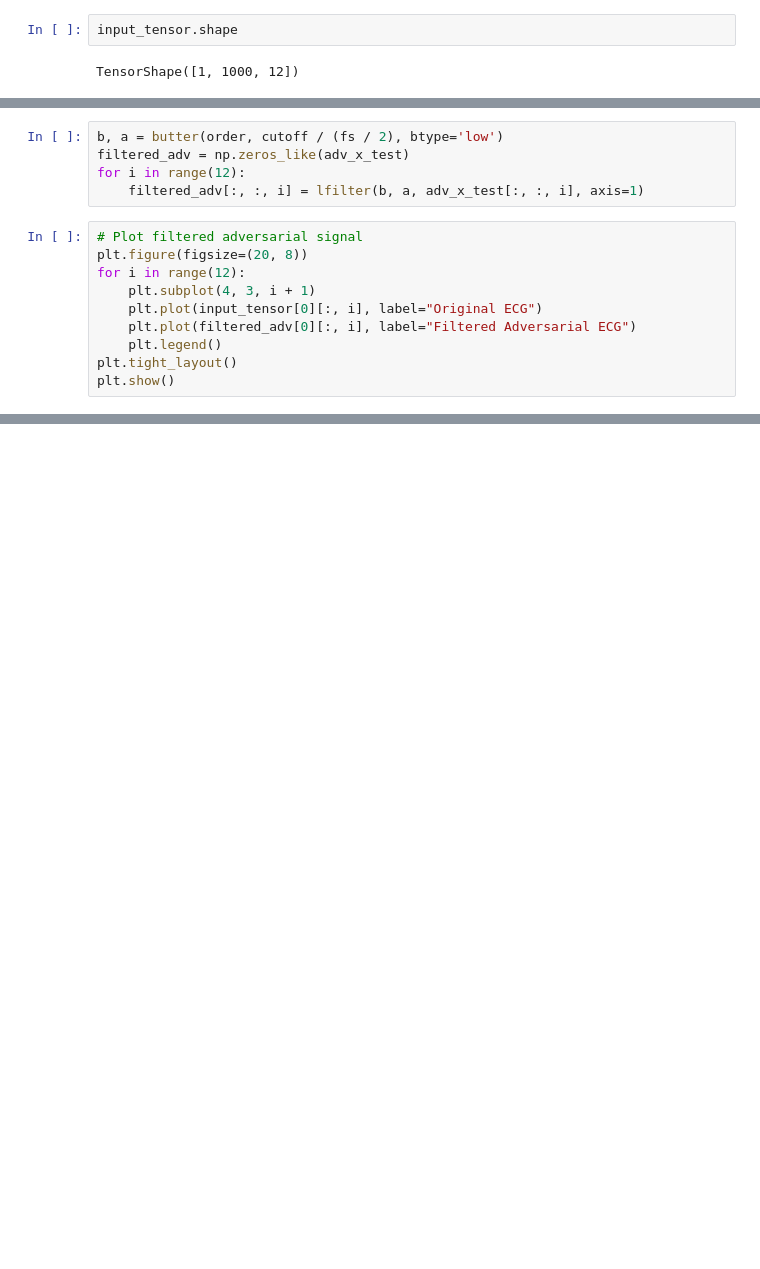
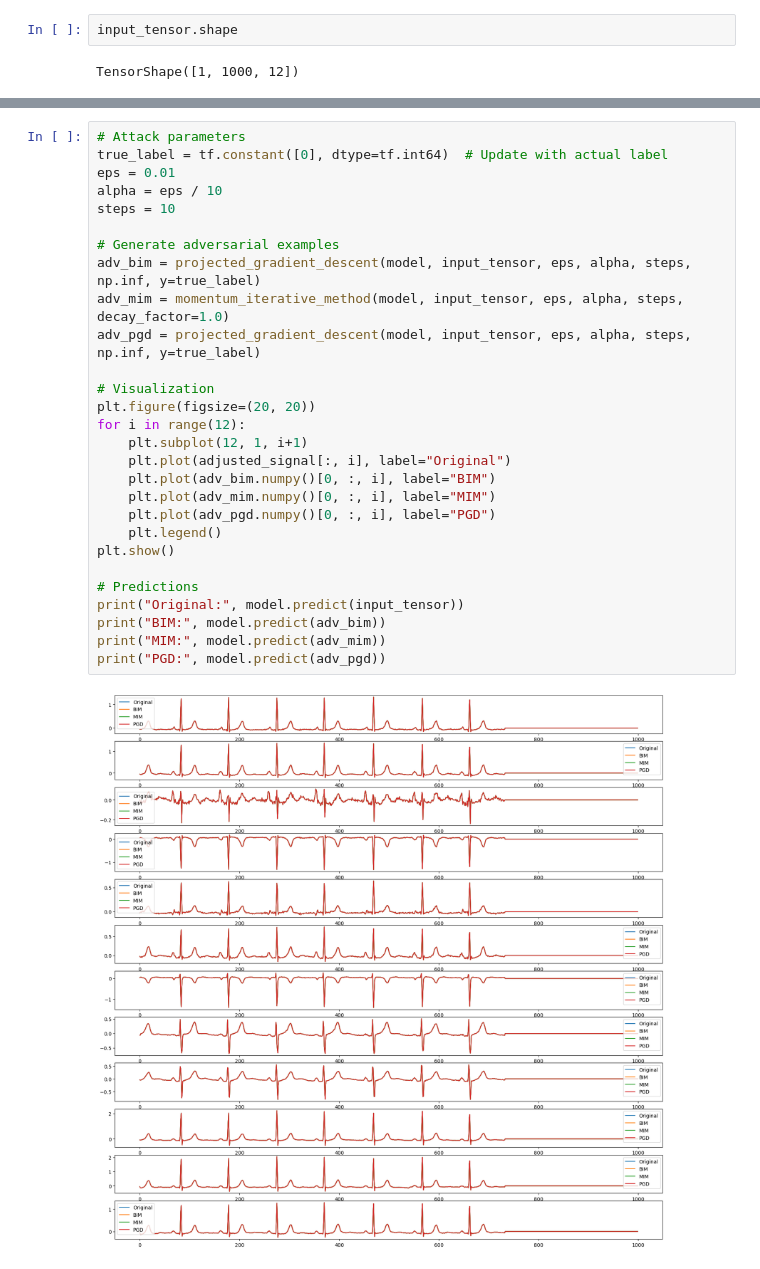
Before and after one commit to Amila999/ChagasXAI, a Jupyter notebook: NSTEMI_ECG.ipynb, the cells around one changed output, grey strips where cells are left out. Cells and saved outputs as stored; diff of their text form; blank space fills up the shorter version.

```diff
--- a/NSTEMI_ECG.ipynb
+++ b/NSTEMI_ECG.ipynb
@@ -426,15 +306,0 @@ order = 2    # Filter order
-# %%
-b, a = butter(order, cutoff / (fs / 2), btype='low')
-filtered_adv = np.zeros_like(adv_x_test)
-for i in range(12):
-    filtered_adv[:, :, i] = lfilter(b, a, adv_x_test[:, :, i], axis=1)
-# %%
-# Plot filtered adversarial signal
-plt.figure(figsize=(20, 8))
-for i in range(12):
-    plt.subplot(4, 3, i + 1)
-    plt.plot(input_tensor[0][:, i], label="Original ECG")
-    plt.plot(filtered_adv[0][:, i], label="Filtered Adversarial ECG")
-    plt.legend()
-plt.tight_layout()
-plt.show()
@@ -462,0 +307,30 @@ Detected at node SparseSoftmaxCrossEntropyWithLogits/SparseSoftmaxCrossEntropyWi
+# %%
+# Attack parameters
+true_label = tf.constant([0], dtype=tf.int64)  # Update with actual label
+eps = 0.01
+alpha = eps / 10
+steps = 10
+
+# Generate adversarial examples
+adv_bim = projected_gradient_descent(model, input_tensor, eps, alpha, steps, np.inf, y=true_label)
+adv_mim = momentum_iterative_method(model, input_tensor, eps, alpha, steps, decay_factor=1.0)
+adv_pgd = projected_gradient_descent(model, input_tensor, eps, alpha, steps, np.inf, y=true_label)
+
+# Visualization
+plt.figure(figsize=(20, 20))
+for i in range(12):
+    plt.subplot(12, 1, i+1)
+    plt.plot(adjusted_signal[:, i], label="Original")
+    plt.plot(adv_bim.numpy()[0, :, i], label="BIM")
+    plt.plot(adv_mim.numpy()[0, :, i], label="MIM")
+    plt.plot(adv_pgd.numpy()[0, :, i], label="PGD")
+    plt.legend()
+plt.show()
+
+# Predictions
+print("Original:", model.predict(input_tensor))
+print("BIM:", model.predict(adv_bim))
+print("MIM:", model.predict(adv_mim))
+print("PGD:", model.predict(adv_pgd))
+# %% [output]
+[figure, added]
```
Also changed, not shown: parts of 29 cells of this notebook.
